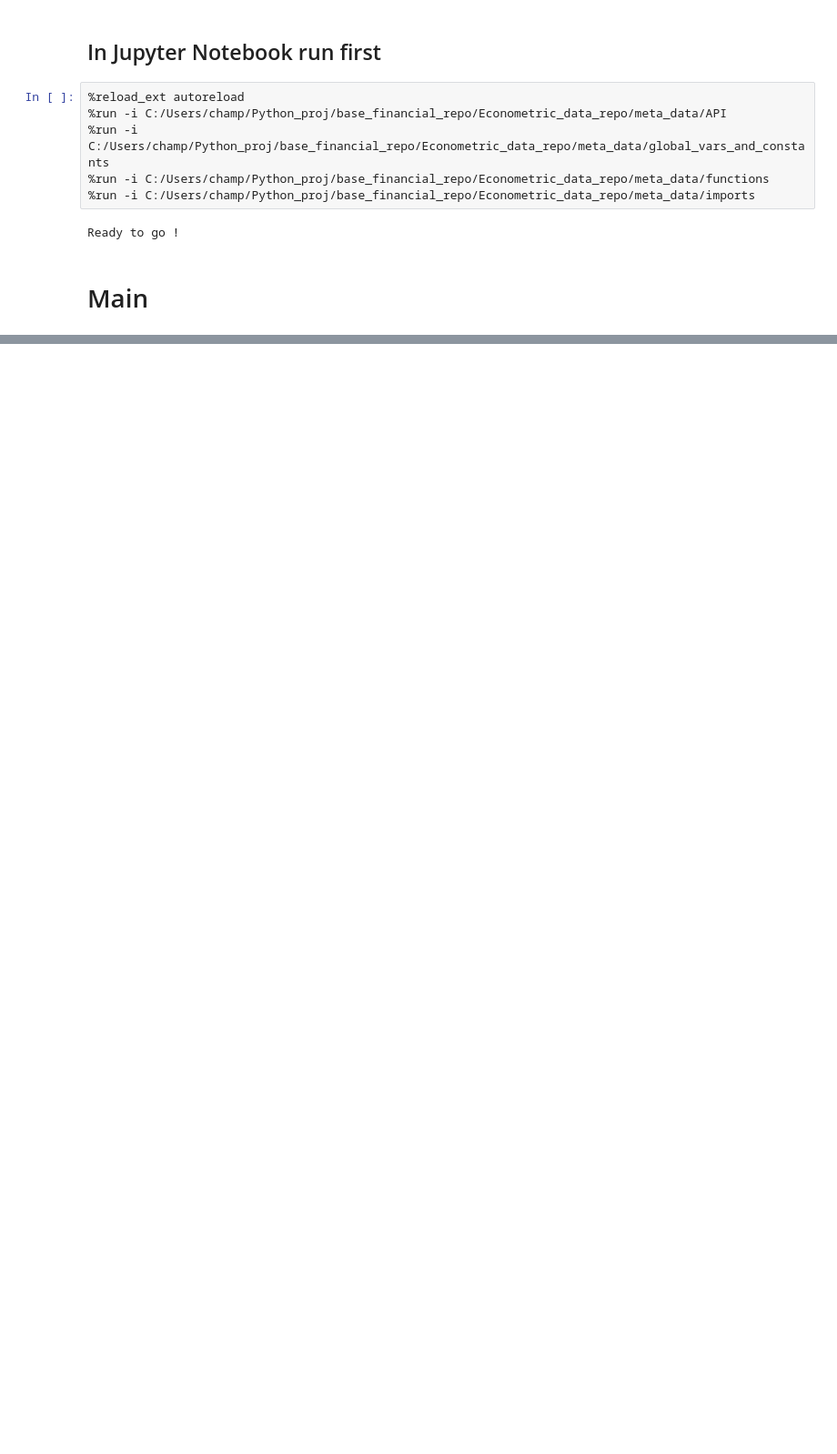
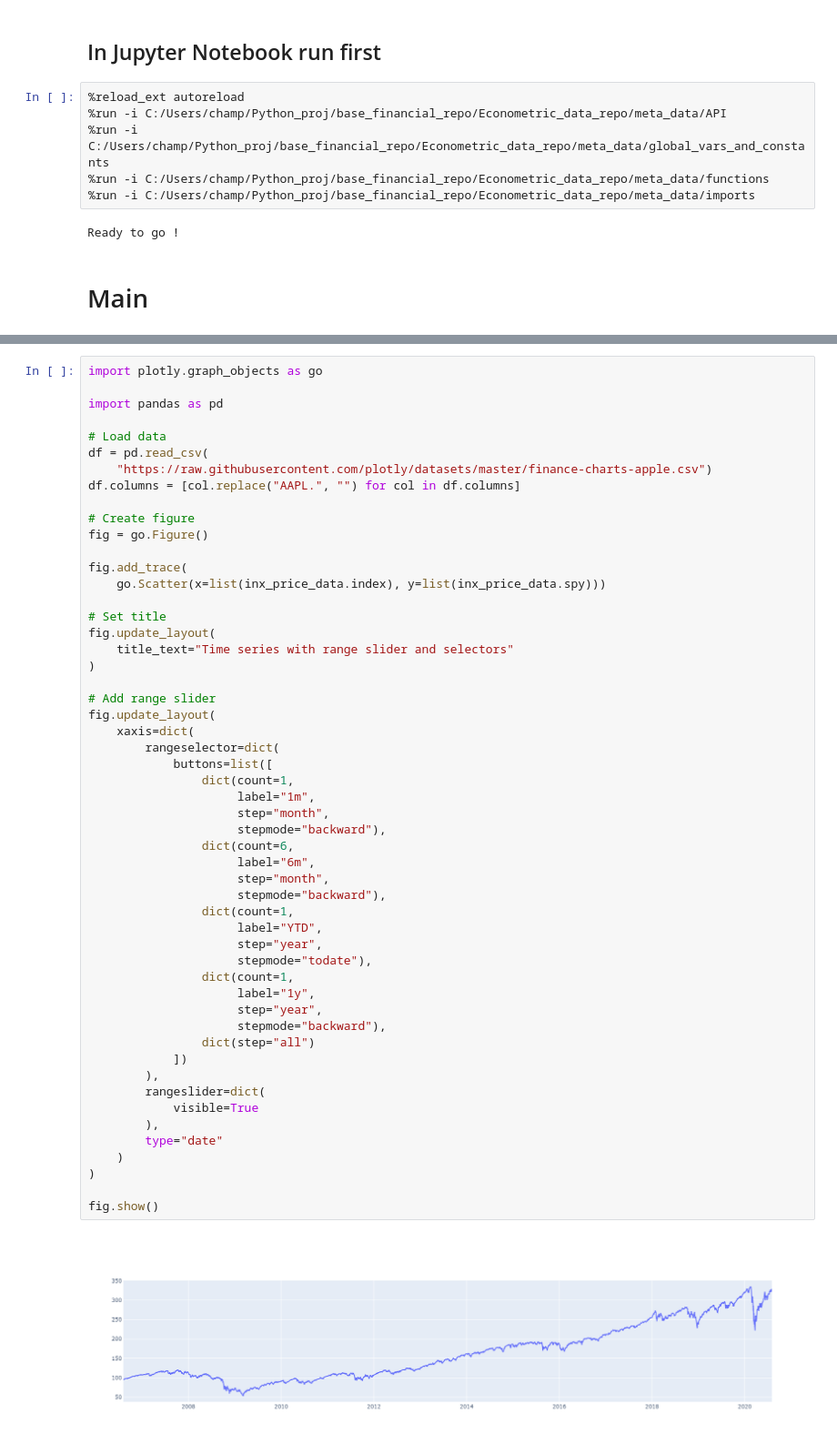
Before and after one commit to hilsdsg3/Econometric_data, a Jupyter notebook: Sectors_and_ECON.ipynb, the cells around one changed output, grey strips where cells are left out. Shown at 91% size. Drawn from its saved outputs; the diff is of its cells as text; blank space fills up the shorter version.

```diff
--- a/Sectors_and_ECON.ipynb
+++ b/Sectors_and_ECON.ipynb
@@ -105,0 +175,55 @@ Downloading price data .... Finished
+# %%
+import plotly.graph_objects as go
+
+import pandas as pd
+
+# Load data
+df = pd.read_csv(
+    "https://raw.githubusercontent.com/plotly/datasets/master/finance-charts-apple.csv")
+df.columns = [col.replace("AAPL.", "") for col in df.columns]
+
+# Create figure
+fig = go.Figure()
+
+fig.add_trace(
+    go.Scatter(x=list(inx_price_data.index), y=list(inx_price_data.spy)))
+
+# Set title
+fig.update_layout(
+    title_text="Time series with range slider and selectors"
+)
+
+# Add range slider
+fig.update_layout(
+    xaxis=dict(
+        rangeselector=dict(
+            buttons=list([
+                dict(count=1,
+                     label="1m",
+                     step="month",
+                     stepmode="backward"),
+                dict(count=6,
+                     label="6m",
+                     step="month",
+                     stepmode="backward"),
+                dict(count=1,
+                     label="YTD",
+                     step="year",
+                     stepmode="todate"),
+                dict(count=1,
+                     label="1y",
+                     step="year",
+                     stepmode="backward"),
+                dict(step="all")
+            ])
+        ),
+        rangeslider=dict(
+            visible=True
+        ),
+        type="date"
+    )
+)
+
+fig.show()
+# %% [output]
+[figure, added]
```
Also changed, not shown: parts of 3 cells of this notebook.
